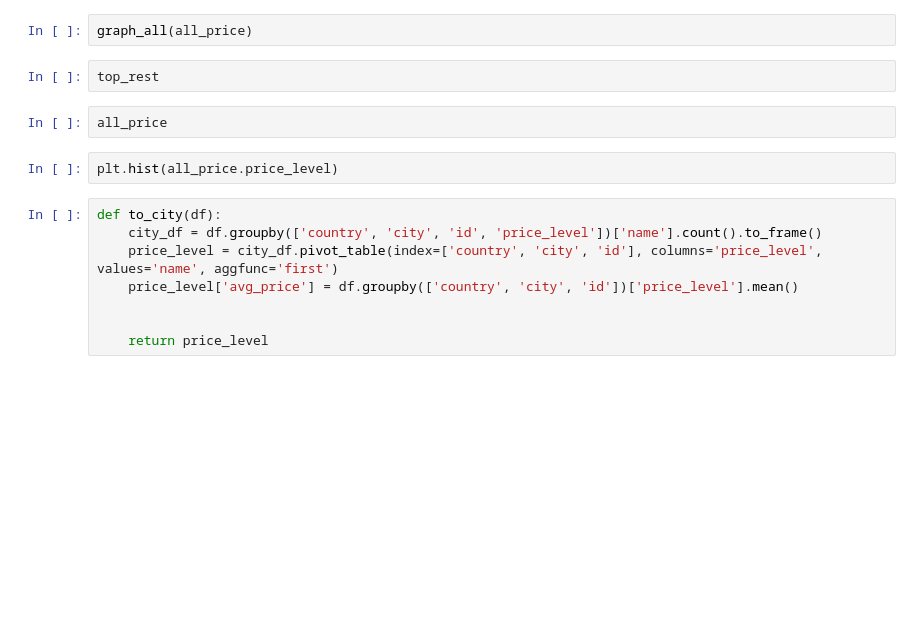
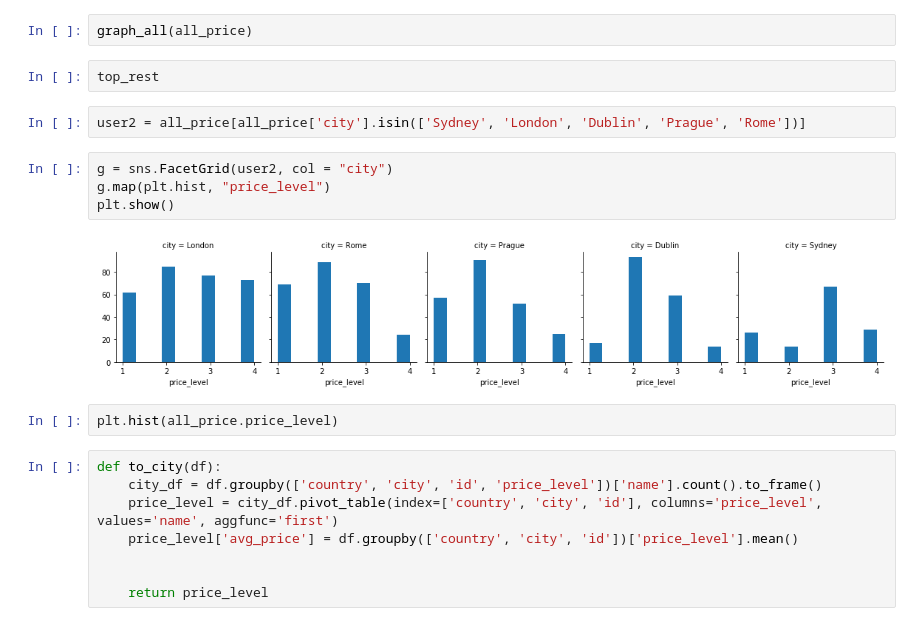
Before and after one commit to Maddienis/travel_app_sm, a Jupyter notebook: notebooks/restaurants_db.ipynb, the cells around one changed output. Cells and saved outputs as stored; diff of their text form; blank space fills up the shorter version.

```diff
--- a/notebooks/restaurants_db.ipynb
+++ b/notebooks/restaurants_db.ipynb
@@ -73,8 +135,14 @@ graph_all(all_food)
 graph_all(all_price)
 # %%
 top_rest
-# %%
-all_price
+# %%
+user2 = all_price[all_price['city'].isin(['Sydney', 'London', 'Dublin', 'Prague', 'Rome'])]
+# %%
+g = sns.FacetGrid(user2, col = "city")
+g.map(plt.hist, "price_level")
+plt.show()
+# %% [output]
+[figure, added]
 # %%
 plt.hist(all_price.price_level)
 # %%
```
Also changed, not shown: parts of 16 cells of this notebook, 2 other files.
